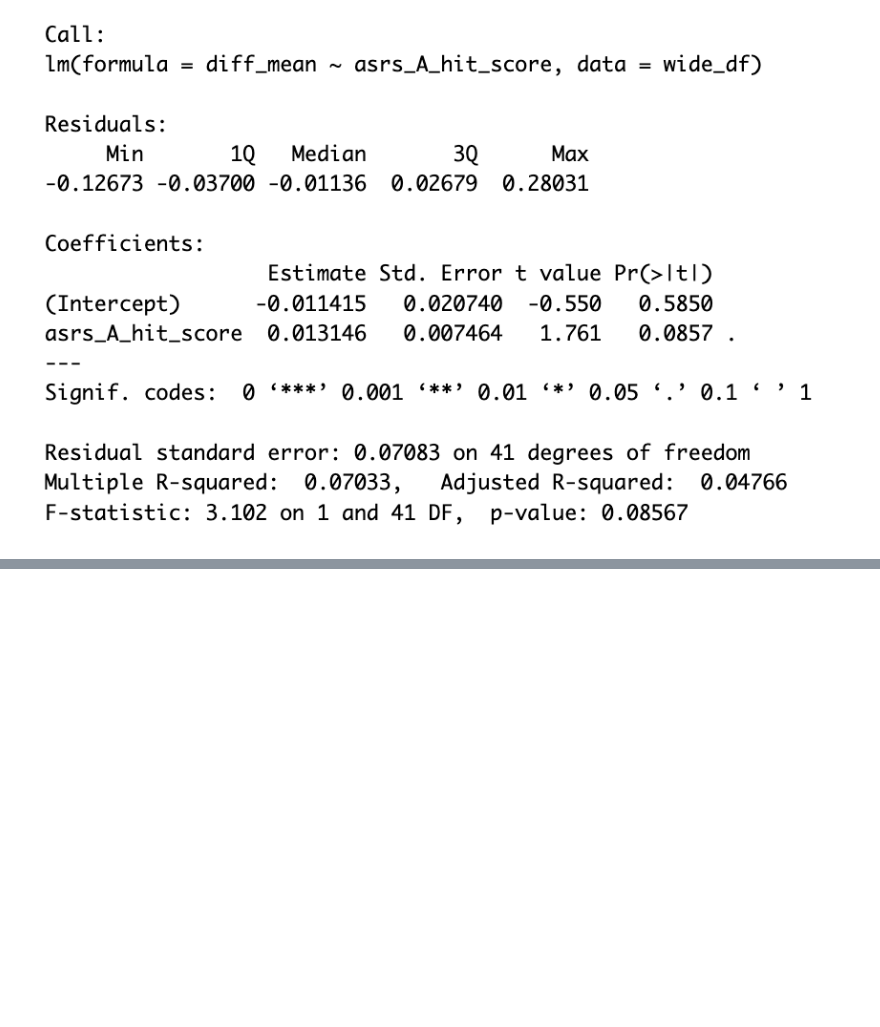
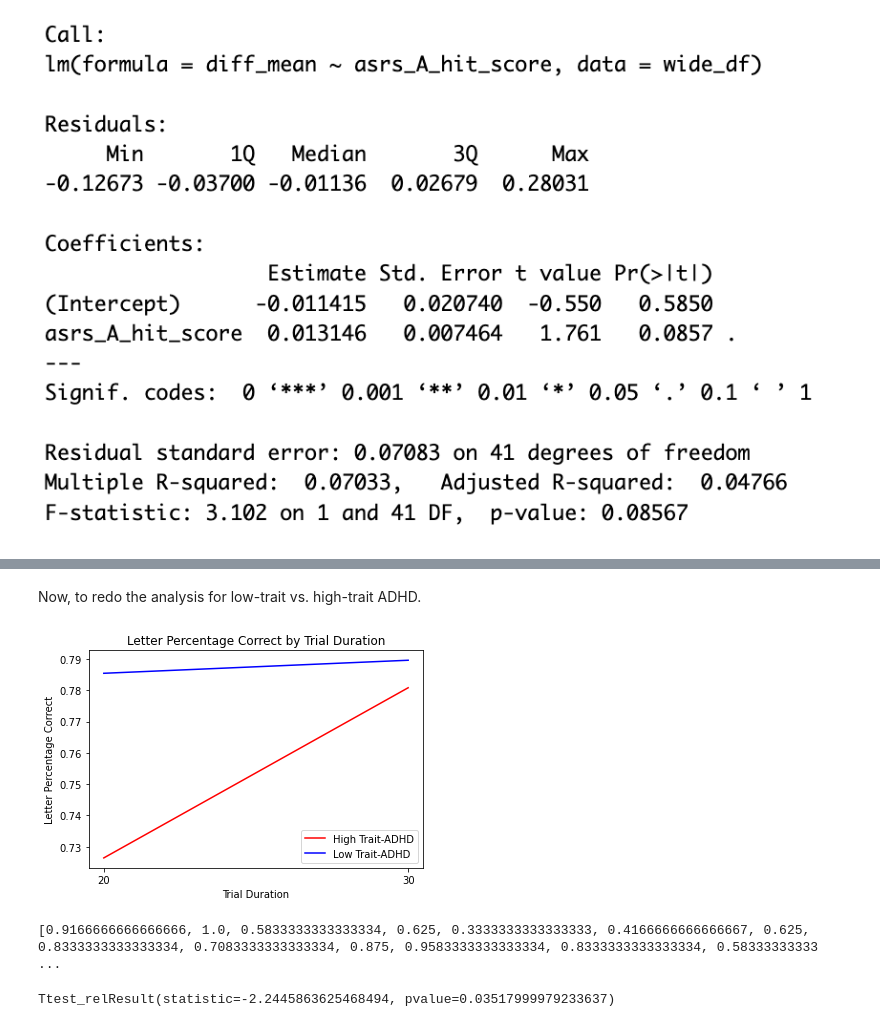
Before and after one commit to kfuiten/M1_thesis, a Jupyter notebook: asrs_duration_analysis.ipynb, the cells around one changed output, grey strips where cells are left out. Drawn from its saved outputs; the diff is of its cells as text; code cells hidden in the pictures; blank space fills up the shorter version.

```diff
--- a/asrs_duration_analysis.ipynb
+++ b/asrs_duration_analysis.ipynb
@@ -264,0 +366,40 @@ The F-statistic p-value approaches significance, so it may be that ASRS score ha
+# %% [markdown]
+Now, to redo the analysis for low-trait vs. high-trait ADHD.
+# %%
+#Calculate mean trial score by whether or not ADHD was detected and by trial duration
+h_adhd = binary_score[binary_score['asrs_A_hit_score'] >= 3]; l_adhd = binary_score[binary_score['asrs_A_hit_score'] < 3]
+h_adhd_mean = h_adhd.groupby(['block_settings'])['binary_score'].mean()
+l_adhd_mean = l_adhd.groupby(['block_settings'])['binary_score'].mean()
+#print('High Trait-ADHD:')
+#print(h_adhd_mean)
+#print('Low Trait-ADHD:')
+#print(l_adhd_mean)
+
+#Line plot of mean trial score by whether or not ADHD was detected and by trial duration
+block_settings = [20, 30]
+metric_values = [
+    [0.726449, 0.780797],
+    [0.785417, 0.789583]
+]
+plt.plot(block_settings, metric_values[0], label="High Trait-ADHD", color='red')
+plt.plot(block_settings, metric_values[1], label="Low Trait-ADHD", color='blue')
+plt.xlabel("Trial Duration"); plt.ylabel("Letter Percentage Correct"); plt.title("Letter Percentage Correct by Trial Duration")
+x_ticks = [20, 30]; x_labels = ['20', '30']; plt.xticks(ticks = x_ticks, labels = x_labels)
+plt.legend()
+plt.show()
+
+#Create lists for t-test
+h_adhd_participants = h_adhd.groupby(['participant','block_settings'])['binary_score'].mean()
+high_adhd = h_adhd.groupby(['participant','block_settings'])['binary_score'].mean().tolist()
+short_adhd = high_adhd[::2]
+long_adhd = high_adhd[1::2]
+print(high_adhd)
+
+#Perform paired t-test to determine if there is a significant difference between mean trial score for high trait-ADHD participants by duration
+ttest_rel(short_adhd, long_adhd)
+
+#Significance! (p = 0.035)
+# %% [output]
+[figure, added]
+[0.9166666666666666, 1.0, 0.5833333333333334, 0.625, 0.3333333333333333, 0.4166666666666667, 0.625, 0.8333333333333334, 0.7083333333333334, 0.875, 0.9583333333333334, 0.8333333333333334, 0.58333333333 ...
+Ttest_relResult(statistic=-2.2445863625468494, pvalue=0.03517999979233637)
```
Also changed, not shown: parts of 13 cells of this notebook.
